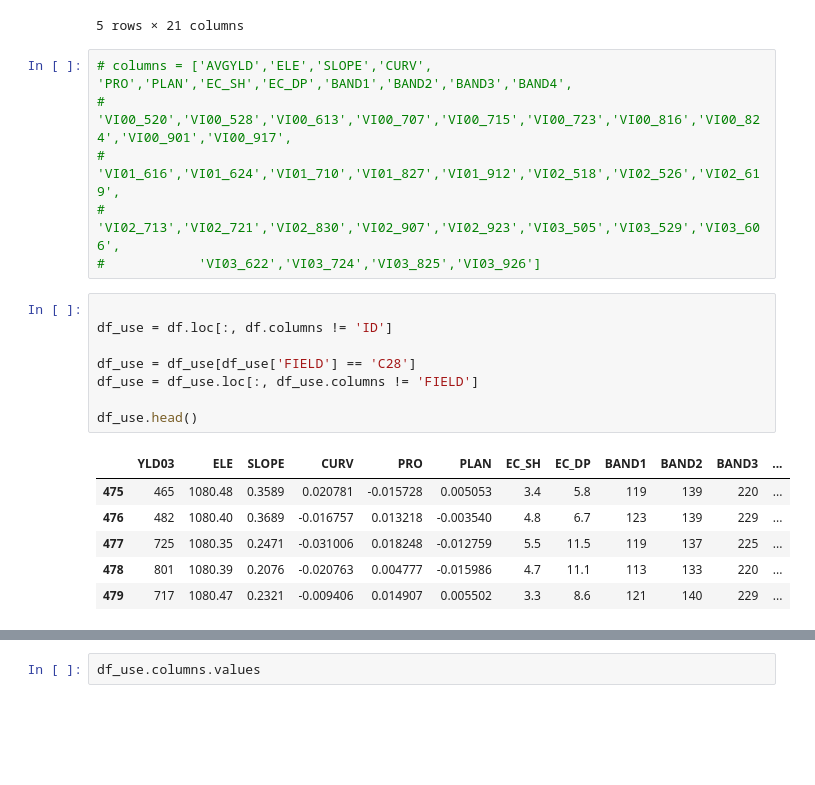
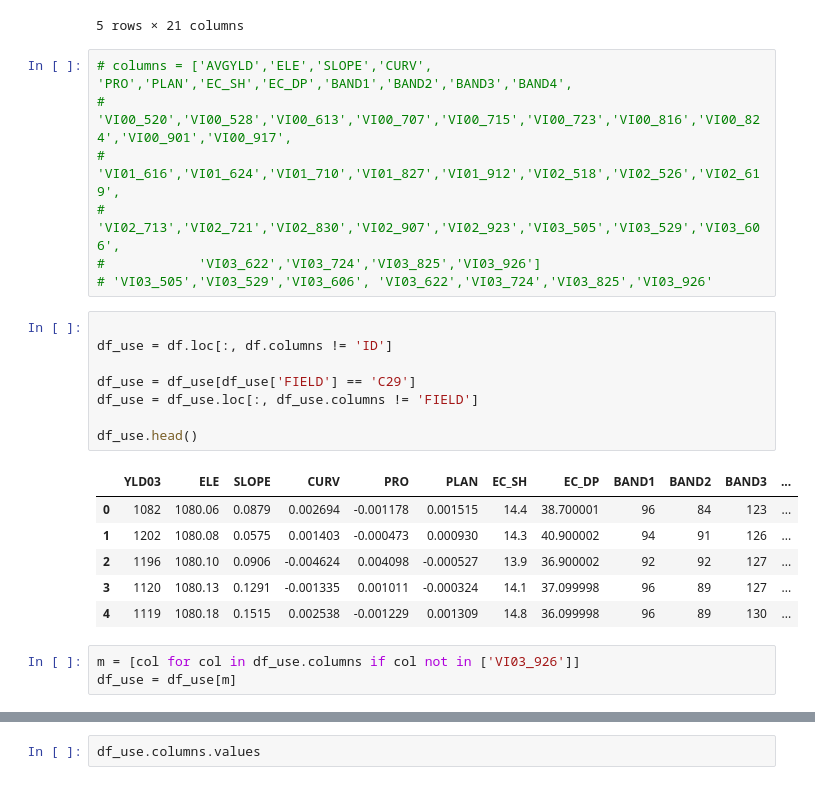
Before and after one commit to data-discovery-lab/cotton-prediction, a Jupyter notebook: baseline.ipynb, the cells around one changed output, grey strips where cells are left out. Saved outputs shown, nothing was run; the diff lists cells and outputs as text; blank space fills up the shorter version.

```diff
--- a/baseline.ipynb
+++ b/baseline.ipynb
@@ -25,19 +25,23 @@ df.head()
 #            'VI01_616','VI01_624','VI01_710','VI01_827','VI01_912','VI02_518','VI02_526','VI02_619',
 #            'VI02_713','VI02_721','VI02_830','VI02_907','VI02_923','VI03_505','VI03_529','VI03_606',
 #            'VI03_622','VI03_724','VI03_825','VI03_926']
+# 'VI03_505','VI03_529','VI03_606', 'VI03_622','VI03_724','VI03_825','VI03_926'
 # %%
 
 df_use = df.loc[:, df.columns != 'ID']
 
-df_use = df_use[df_use['FIELD'] == 'C28']
+df_use = df_use[df_use['FIELD'] == 'C29']
 df_use = df_use.loc[:, df_use.columns != 'FIELD']
 
 df_use.head()
 # %% [output]
 |  | YLD03 | ELE | SLOPE | CURV | PRO | PLAN | EC_SH | EC_DP | BAND1 | BAND2 | BAND3 | ... |
-| 475 | 465 | 1080.48 | 0.3589 | 0.020781 | -0.015728 | 0.005053 | 3.4 | 5.8 | 119 | 139 | 220 | ... |
-| 476 | 482 | 1080.40 | 0.3689 | -0.016757 | 0.013218 | -0.003540 | 4.8 | 6.7 | 123 | 139 | 229 | ... |
-| 477 | 725 | 1080.35 | 0.2471 | -0.031006 | 0.018248 | -0.012759 | 5.5 | 11.5 | 119 | 137 | 225 | ... |
-| 478 | 801 | 1080.39 | 0.2076 | -0.020763 | 0.004777 | -0.015986 | 4.7 | 11.1 | 113 | 133 | 220 | ... |
-| 479 | 717 | 1080.47 | 0.2321 | -0.009406 | 0.014907 | 0.005502 | 3.3 | 8.6 | 121 | 140 | 229 | ... |
+| 0 | 1082 | 1080.06 | 0.0879 | 0.002694 | -0.001178 | 0.001515 | 14.4 | 38.700001 | 96 | 84 | 123 | ... |
+| 1 | 1202 | 1080.08 | 0.0575 | 0.001403 | -0.000473 | 0.000930 | 14.3 | 40.900002 | 94 | 91 | 126 | ... |
+| 2 | 1196 | 1080.10 | 0.0906 | -0.004624 | 0.004098 | -0.000527 | 13.9 | 36.900002 | 92 | 92 | 127 | ... |
+| 3 | 1120 | 1080.13 | 0.1291 | -0.001335 | 0.001011 | -0.000324 | 14.1 | 37.099998 | 96 | 89 | 127 | ... |
+| 4 | 1119 | 1080.18 | 0.1515 | 0.002538 | -0.001229 | 0.001309 | 14.8 | 36.099998 | 96 | 89 | 130 | ... |
+# %%
+m = [col for col in df_use.columns if col not in ['VI03_926']]
+df_use = df_use[m]
 # %%
```
Also changed, not shown: parts of 25 cells of this notebook, 3 other files.
